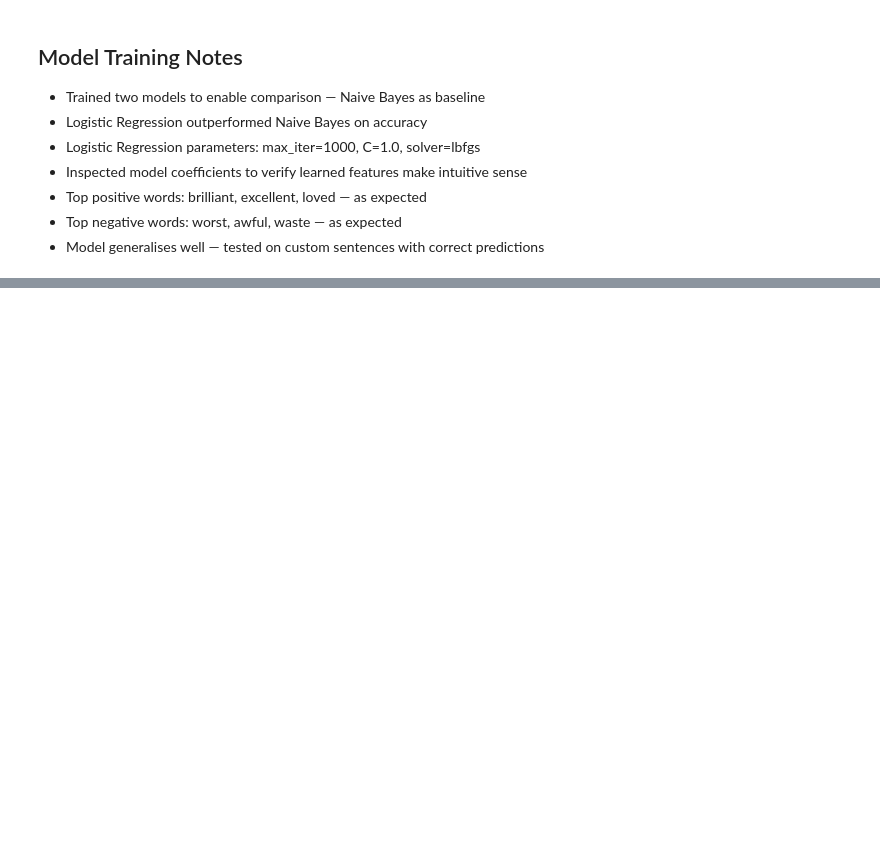
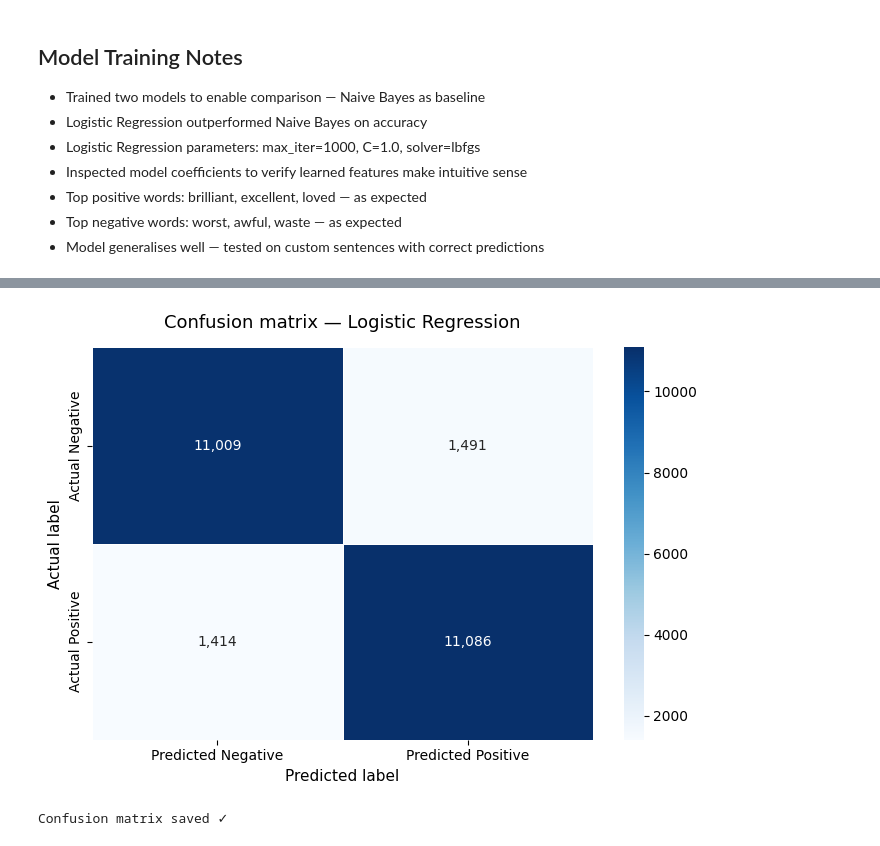
Before and after one commit to rohansairongala/sentiment-analyser, a Jupyter notebook: notebooks/01_exploration.ipynb, the cells around one changed output, grey strips where cells are left out. Saved outputs shown, nothing was run; the diff lists cells and outputs as text; code cells hidden in the pictures; blank space fills up the shorter version.

Commit message:
feat: add evaluation metrics confusion matrix and error analysis

```diff
--- a/notebooks/01_exploration.ipynb
+++ b/notebooks/01_exploration.ipynb
@@ -549,0 +553,32 @@ print(push_result)
+# %%
+#Cell 24 — Confusion matrix
+from sklearn.metrics import confusion_matrix
+import matplotlib.pyplot as plt
+import seaborn as sns
+
+cm = confusion_matrix(y_test, lr_preds)
+
+fig, ax = plt.subplots(figsize=(7, 5))
+
+sns.heatmap(
+    cm,
+    annot=True,
+    fmt=",",
+    cmap="Blues",
+    xticklabels=["Predicted Negative", "Predicted Positive"],
+    yticklabels=["Actual Negative", "Actual Positive"],
+    linewidths=0.5,
+    ax=ax
+)
+
+ax.set_title("Confusion matrix — Logistic Regression", fontsize=13, fontweight="500", pad=14)
+ax.set_ylabel("Actual label", fontsize=11)
+ax.set_xlabel("Predicted label", fontsize=11)
+
+plt.tight_layout()
+plt.savefig("confusion_matrix.png", dpi=150)
+plt.show()
+print("Confusion matrix saved ✓")
+# %% [output]
+[figure, added]
+Confusion matrix saved ✓
```
Also changed, not shown: parts of 6 cells of this notebook, 4 other files.
